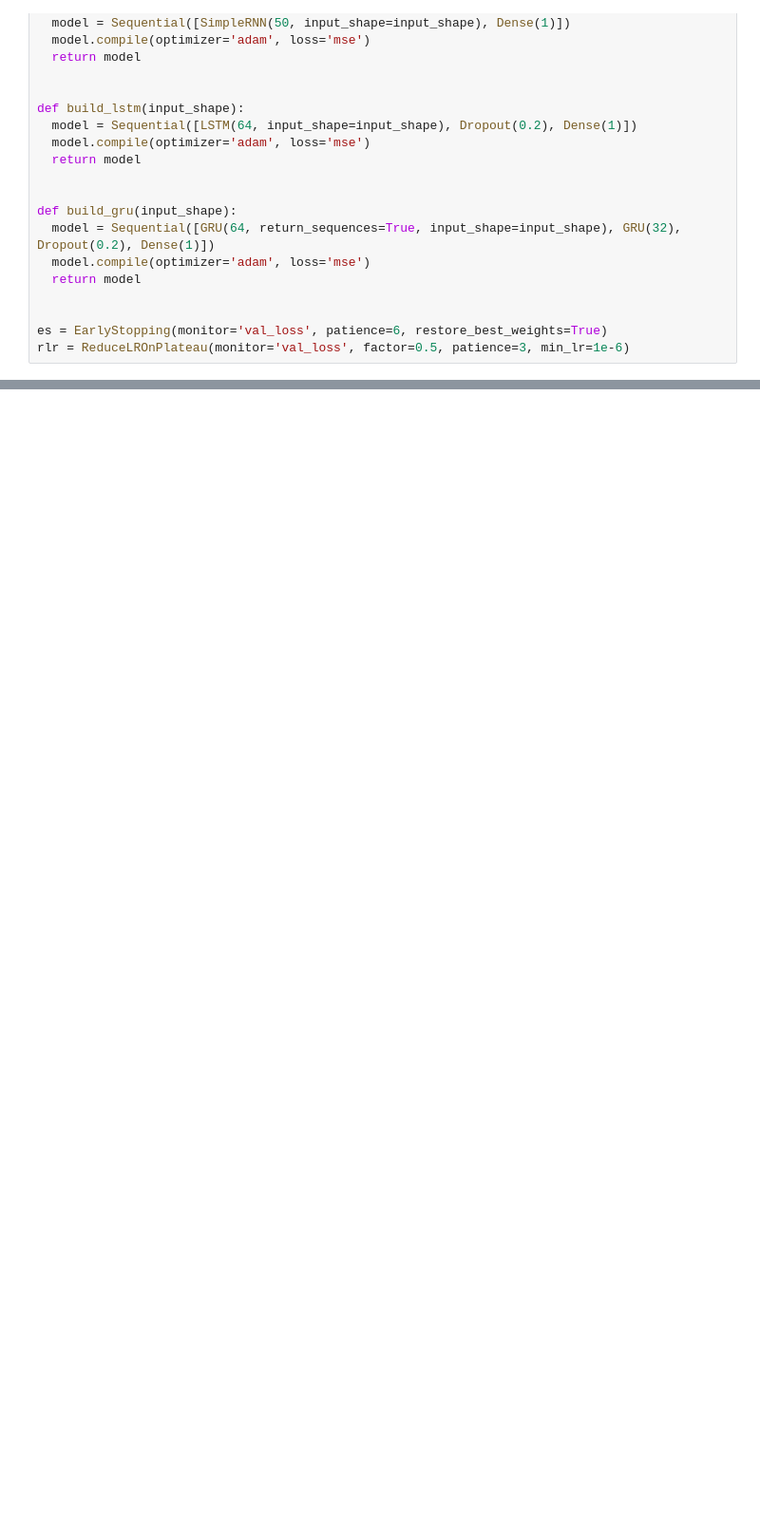
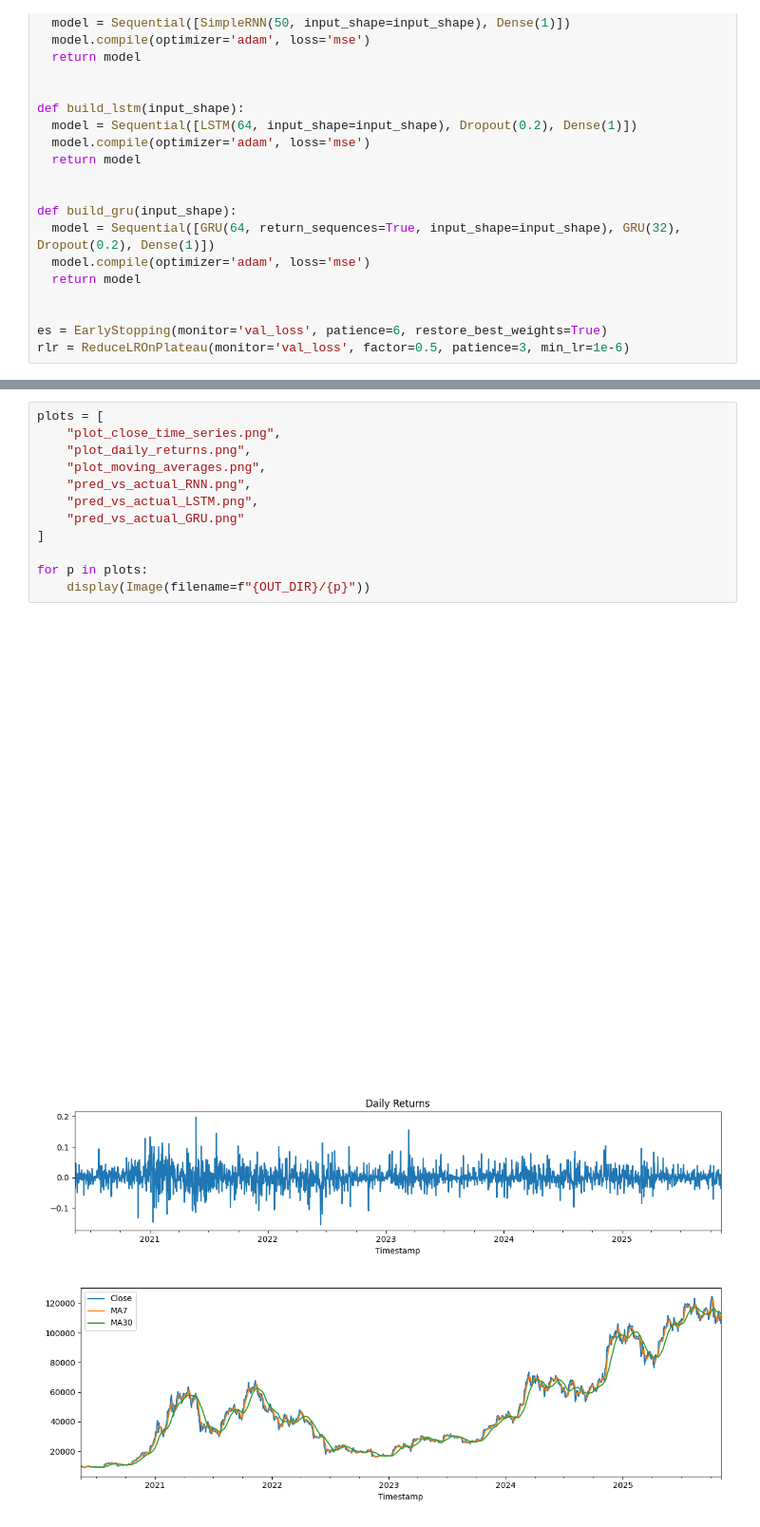
Before and after one commit to Chhaya-cloud/Time-Series-Analysis-for-Bitcoin-Price-Prediction-using-RNN-LSTM-and-GRU., a Jupyter notebook: Time_Series_Analysis_for_Bitcoin_Price_Prediction_using_RNN,_LSTM,_and_GRU.ipynb, the cells around one changed output, grey strips where cells are left out. Shown: that part at 95% size. Cells and saved outputs as stored; diff of their text form; blank space fills up the shorter version.

```diff
--- a/Time_Series_Analysis_for_Bitcoin_Price_Prediction_using_RNN,_LSTM,_and_GRU.ipynb
+++ b/Time_Series_Analysis_for_Bitcoin_Price_Prediction_using_RNN,_LSTM,_and_GRU.ipynb
@@ -346,0 +357,16 @@ Done. Results saved in bitcoin_project_outputs
+# %%
+plots = [
+    "plot_close_time_series.png",
+    "plot_daily_returns.png",
+    "plot_moving_averages.png",
+    "pred_vs_actual_RNN.png",
+    "pred_vs_actual_LSTM.png",
+    "pred_vs_actual_GRU.png"
+]
+
+for p in plots:
+    display(Image(filename=f"{OUT_DIR}/{p}"))
+# %% [output]
+[figure, added]
+[figure, added]
+[figure, added]
```
Also changed, not shown: parts of 5 cells of this notebook.
